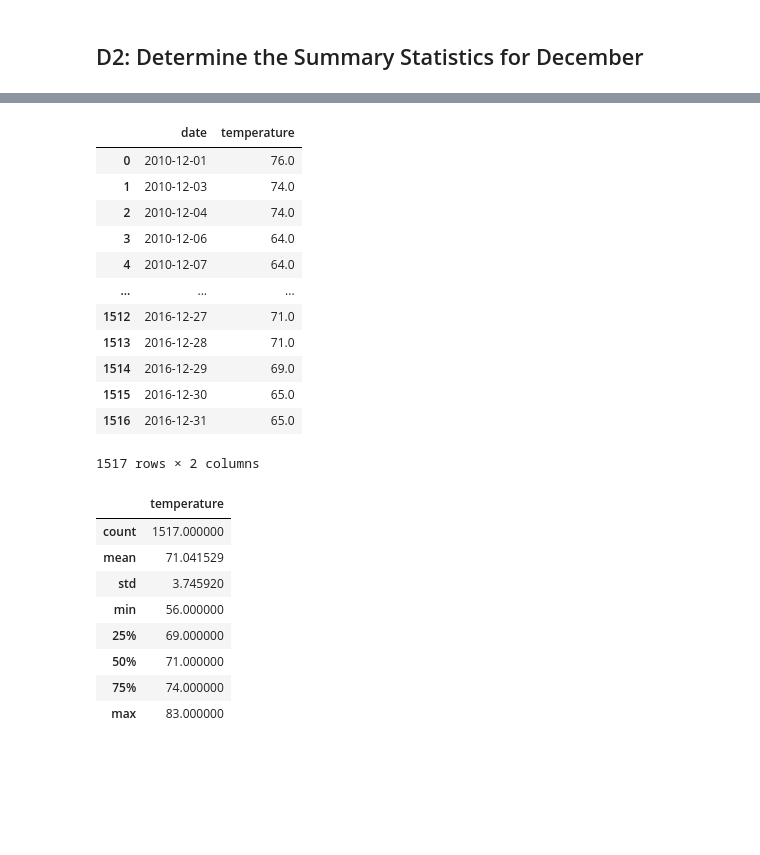
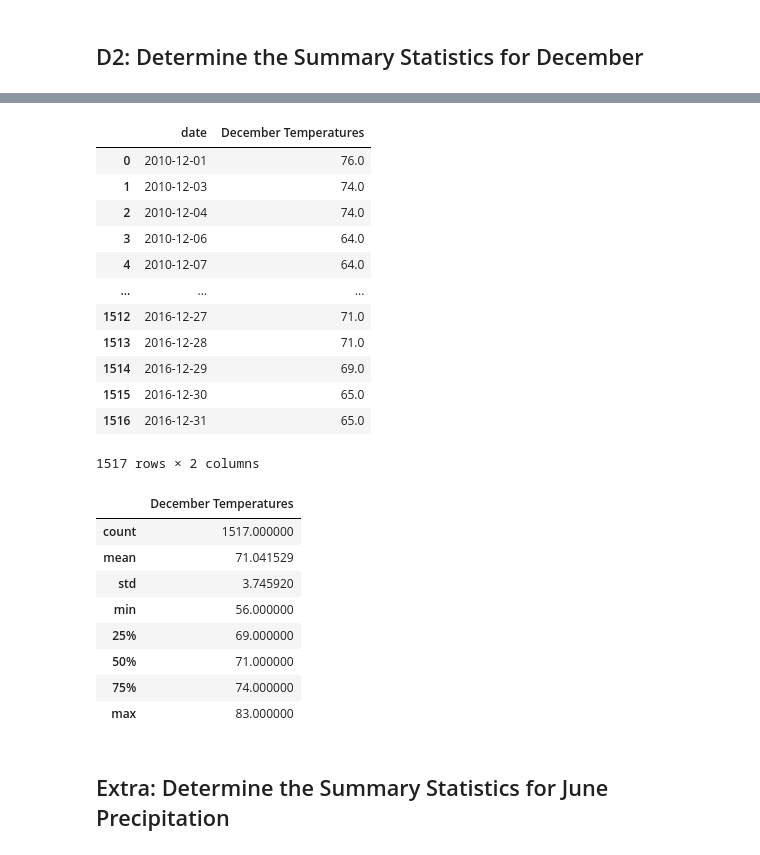
Before and after one commit to arlenawu/surfs-up, a Jupyter notebook: SurfsUp_Challenge.ipynb, the cells around one changed output, grey strips where cells are left out. Cells and saved outputs as stored; diff of their text form; code cells hidden in the pictures; blank space fills up the shorter version.

```diff
--- a/SurfsUp_Challenge.ipynb
+++ b/SurfsUp_Challenge.ipynb
@@ -25,8 +25,14 @@ session = Session(engine)
 # %% [markdown]
 ## D1: Determine the Summary Statistics for June
 # %%
-#session.query(Measurement.date, Measurement.tobs).all()
-#2017-08-23 - 2010-01-01
-date_start = dt.date(2010,6,1)
-date_end = dt.date(2010,6,30)
-session.query(Measurement.date, Measurement.tobs).filter(Measurement.date >= date_start).filter(Measurement.date <= date_end).all()
+# 1. Import the sqlalchemy extract function.
+from sqlalchemy import extract
+
+# 2. Write a query that filters the Measurement table to retrieve the temperatures for the month of June.
+years = [2010,2011,2012,2013,2014,2015,2016,2017]
+June_temps = []
+
+for y in years:
+    date_start = dt.date(y,6,1)
+    date_end = dt.date(y,6,30)
+    June_temps += session.query(Measurement.date, Measurement.tobs).filter(Measurement.date >= date_start).filter(Measurement.date <= date_end)
@@ -165,10 +122,10 @@ Dec_temps
  ...]
 # %%
 # 8. Create a DataFrame from the list of temperatures for the month of December.
-df_Dec = pd.DataFrame(Dec_temps, columns=['date','temperature'])
+df_Dec = pd.DataFrame(Dec_temps, columns=['date','December Temperatures'])
 df_Dec
 # %% [output]
-|  | date | temperature |
+|  | date | December Temperatures |
 | 0 | 2010-12-01 | 76.0 |
 | 1 | 2010-12-03 | 74.0 |
 | 2 | 2010-12-04 | 74.0 |
@@ -185,7 +142,7 @@ df_Dec
 # 9. Calculate and print out the summary statistics for the Decemeber temperature DataFrame.
 df_Dec.describe()
 # %% [output]
-|  | temperature |
+|  | December Temperatures |
 | count | 1517.000000 |
 | mean | 71.041529 |
 | std | 3.745920 |
@@ -194,3 +151,5 @@ df_Dec.describe()
 | 50% | 71.000000 |
 | 75% | 74.000000 |
 | max | 83.000000 |
+# %% [markdown]
+## Extra: Determine the Summary Statistics for June Precipitation
```
Also changed, not shown: parts of 12 cells of this notebook, 5 other files.
